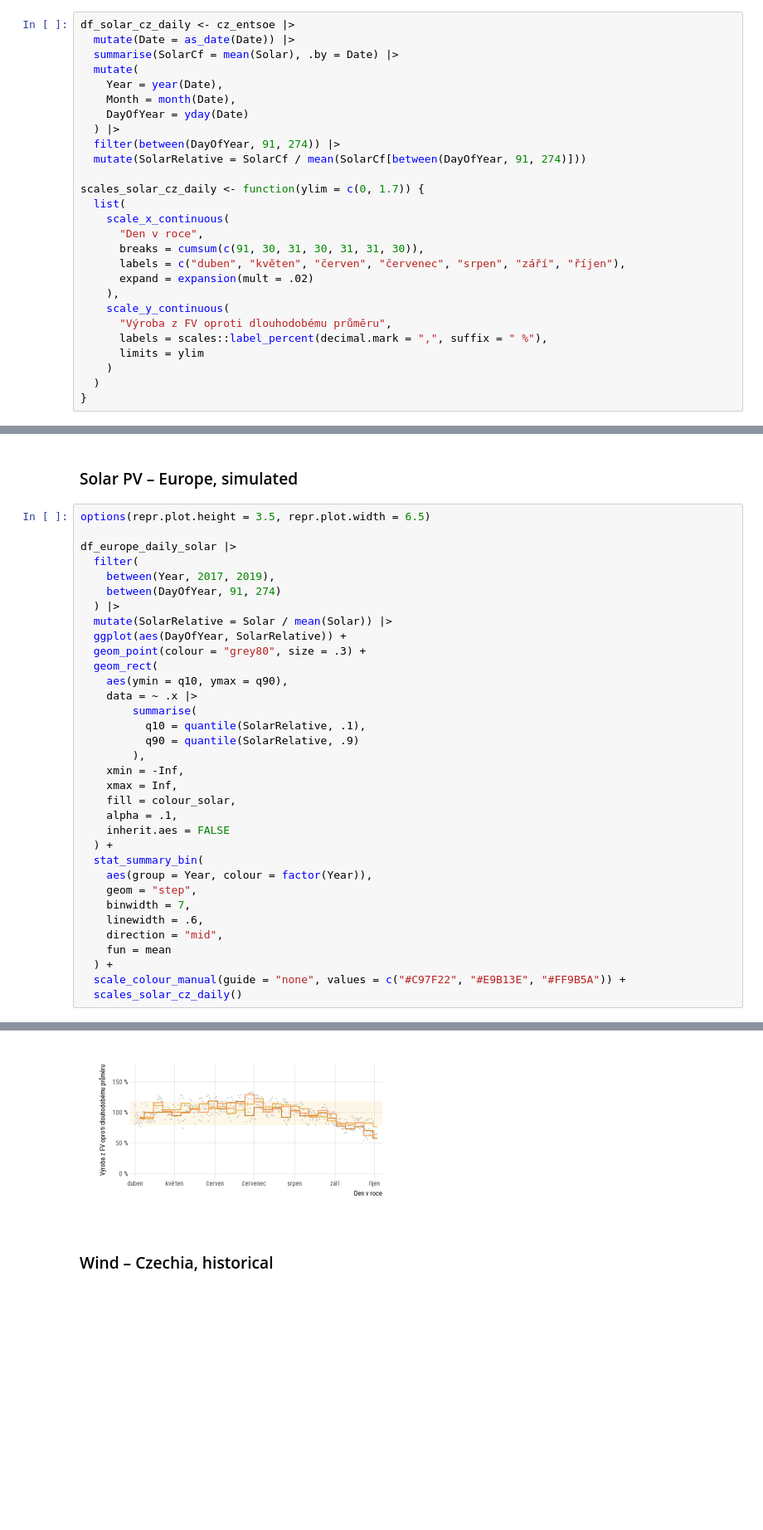
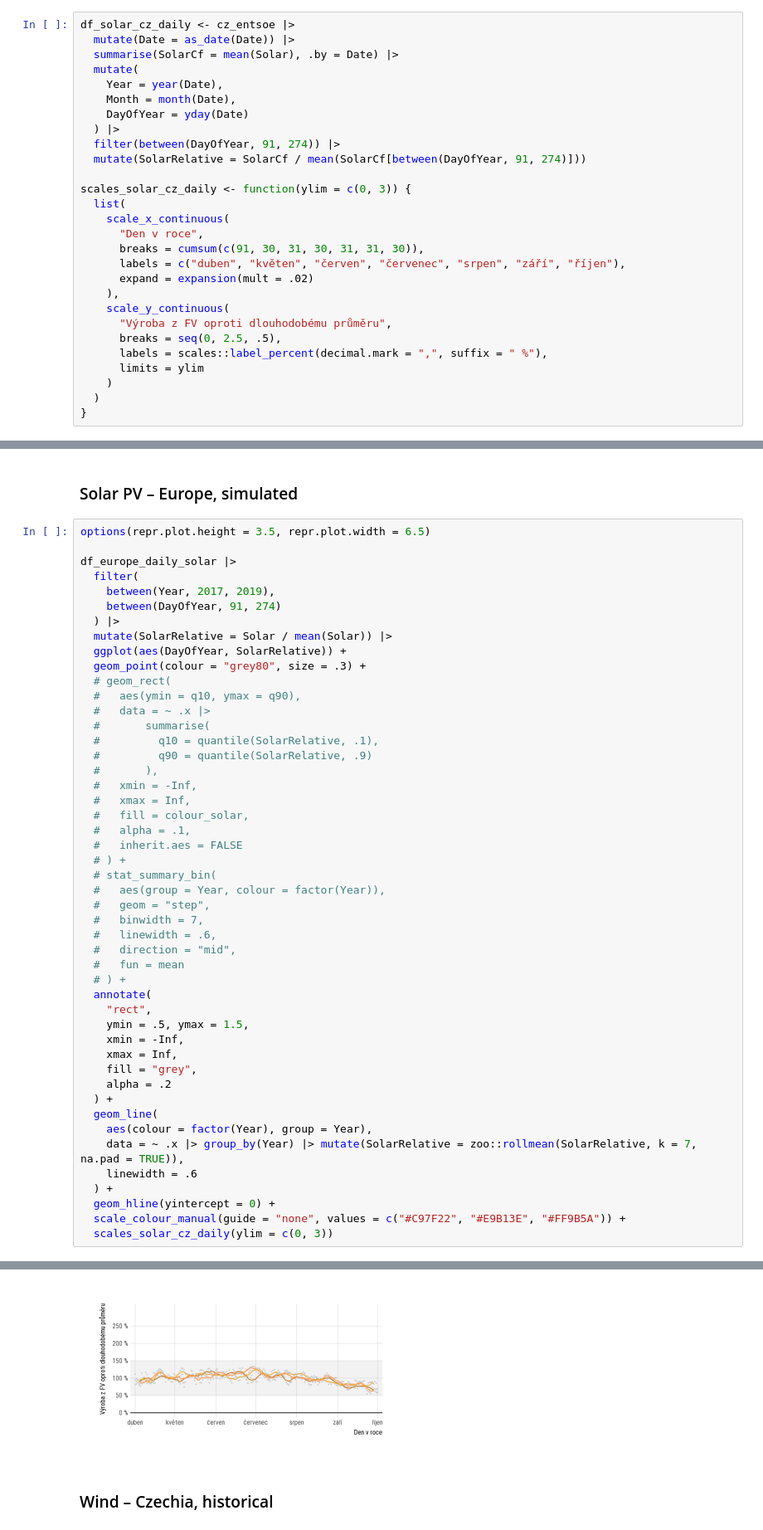
Before and after one commit to mgrabovsky/variabilita-oze, a Jupyter notebook: notebooks/charts.ipynb, the cells around one changed output, grey strips where cells are left out. Shown at 83% size. Saved outputs shown, nothing was run; the diff lists cells and outputs as text; blank space fills up the shorter version.

```diff
--- a/notebooks/charts.ipynb
+++ b/notebooks/charts.ipynb
@@ -459,7 +493,7 @@ df_solar_cz_daily <- cz_entsoe |>
   filter(between(DayOfYear, 91, 274)) |>
   mutate(SolarRelative = SolarCf / mean(SolarCf[between(DayOfYear, 91, 274)]))
 
-scales_solar_cz_daily <- function(ylim = c(0, 1.7)) {
+scales_solar_cz_daily <- function(ylim = c(0, 3)) {
   list(
     scale_x_continuous(
       "Den v roce",
@@ -469,6 +503,7 @@ scales_solar_cz_daily <- function(ylim = c(0, 1.7)) {
     ),
     scale_y_continuous(
       "Výroba z FV oproti dlouhodobému průměru",
+      breaks = seq(0, 2.5, .5),
       labels = scales::label_percent(decimal.mark = ",", suffix = " %"),
       limits = ylim
     )
@@ -551,27 +747,41 @@ df_europe_daily_solar |>
   mutate(SolarRelative = Solar / mean(Solar)) |>
   ggplot(aes(DayOfYear, SolarRelative)) +
   geom_point(colour = "grey80", size = .3) +
-  geom_rect(
-    aes(ymin = q10, ymax = q90),
-    data = ~ .x |>
-        summarise(
-          q10 = quantile(SolarRelative, .1),
-          q90 = quantile(SolarRelative, .9)
-        ),
+  # geom_rect(
+  #   aes(ymin = q10, ymax = q90),
+  #   data = ~ .x |>
+  #       summarise(
+  #         q10 = quantile(SolarRelative, .1),
+  #         q90 = quantile(SolarRelative, .9)
+  #       ),
+  #   xmin = -Inf,
+  #   xmax = Inf,
+  #   fill = colour_solar,
+  #   alpha = .1,
+  #   inherit.aes = FALSE
+  # ) +
+  # stat_summary_bin(
+  #   aes(group = Year, colour = factor(Year)),
+  #   geom = "step",
+  #   binwidth = 7,
+  #   linewidth = .6,
+  #   direction = "mid",
+  #   fun = mean
+  # ) +
+  annotate(
+    "rect",
+    ymin = .5, ymax = 1.5,
     xmin = -Inf,
     xmax = Inf,
-    fill = colour_solar,
-    alpha = .1,
-    inherit.aes = FALSE
+    fill = "grey",
+    alpha = .2
   ) +
-  stat_summary_bin(
-    aes(group = Year, colour = factor(Year)),
-    geom = "step",
-    binwidth = 7,
-    linewidth = .6,
-    direction = "mid",
-    fun = mean
+  geom_line(
+    aes(colour = factor(Year), group = Year),
+    data = ~ .x |> group_by(Year) |> mutate(SolarRelative = zoo::rollmean(SolarRelative, k = 7, na.pad = TRUE)),
+    linewidth = .6
   ) +
+  geom_hline(yintercept = 0) +
   scale_colour_manual(guide = "none", values = c("#C97F22", "#E9B13E", "#FF9B5A")) +
-  scales_solar_cz_daily()
+  scales_solar_cz_daily(ylim = c(0, 3))
 # %% [output]
@@ -578,4 +791,4 @@ df_europe_daily_solar |>
-[figure, old version]
+[figure, new version]
 # %% [markdown]
 ### Wind – Czechia, historical
 # %%
```
Also changed, not shown: parts of 28 cells of this notebook.
